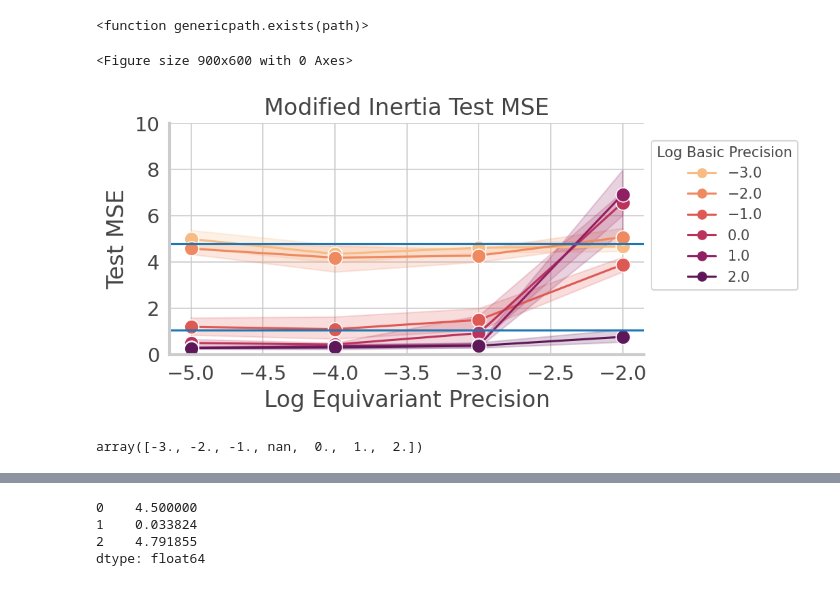
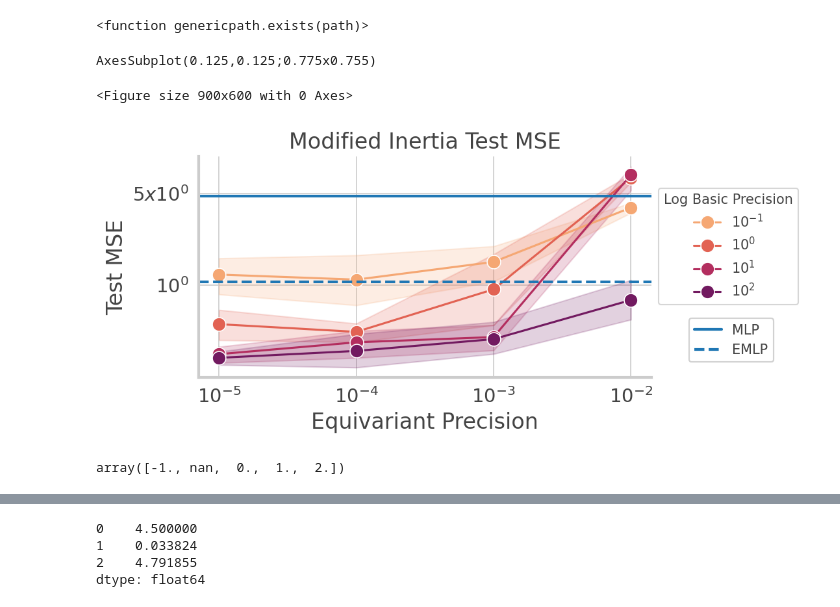
Before and after one commit to mfinzi/residual-pathway-priors, a Jupyter notebook: experiments/prior-var-ablation/modified_inertia_plotter.ipynb, the cells around one changed output, grey strips where cells are left out. Saved outputs shown, nothing was run; the diff lists cells and outputs as text; code cells hidden in the pictures.

```diff
--- a/experiments/prior-var-ablation/modified_inertia_plotter.ipynb
+++ b/experiments/prior-var-ablation/modified_inertia_plotter.ipynb
@@ -13,7 +16,7 @@ os.path.exists
 # %% [output]
 <function genericpath.exists(path)>
 # %%
-basic_wds = [1e-3,1e-2,1e-1,1.0,10.,100.]
+basic_wds = [1e-1,1.0,10.,100.]
 equiv_wds = [1e-2,1e-3,1e-4,1e-5]
 results = []
 results = pd.DataFrame()
@@ -46,51 +51,74 @@ results[results['te_loss'] > 10.] = None
 # %%
 
-ncolor = 6
+ncolor = len(results['log_basic'].unique())
+ncolor=4
+
 lightcmap = cmocean.tools.crop_by_percent(cmo.matter, ncolor, which='min', N=None)
 cpal = sns.color_palette("cmo.matter", n_colors=ncolor)#, desat=0.2)
 
 fs = 16
 sns.set_style("whitegrid")
 
 COLOR = '#444444'
 mpl.rcParams['text.color'] = COLOR
 mpl.rcParams['axes.labelcolor'] = COLOR
 mpl.rcParams['xtick.color'] = COLOR
 mpl.rcParams['ytick.color'] = COLOR
 
 plt.figure(dpi=150)
 # sns.lineplot(x='log_equiv', y='te_loss', hue='basic_hue', data=results[results['log_basic'] < -1.],
 #             palette='RdYlBu')
 
 fig, ax = plt.subplots(dpi=150, figsize=(6, 3))
-sns.lineplot(x='log_equiv', y='te_loss', data=results,
+g = sns.lineplot(x='equiv_wd', y='te_loss', data=results,
         hue='basic_hue', markers=['o' for _ in range(ncolor)],
              style='basic_hue', dashes=False, markersize=10,
-                ax=ax, palette=cpal)
-
-ax.legend(loc='lower left', title='Log Basic Precision', bbox_to_anchor=(1., 0.25))
-ax.set_xlabel("Log Equivariant Precision", fontsize=fs)
+                ax=ax, palette=cpal, legend=False)
+print(g)
+ax.legend(loc='lower left', title='Log Basic Precision', bbox_to_anchor=(1., 0.3),
+         labels=[r"$10^{-1}$", r"$10^{0}$", r"$10^{1}$", r"$10^{2}$"])
+ax.set_xlabel("Equivariant Precision", fontsize=fs)
 ax.set_ylabel("Test MSE", fontsize=fs)
 ax.set_title("Modified Inertia Test MSE", fontsize=16)
-plt.ylim(0, 10)
+# plt.ylim(0, 10)
 # ax.set_xlim(-7, -1)
 # ax.set_xticklabels([r"-$\infty$", -6, -5, -4, -3, -2, -1])
 ax.tick_params('both', labelsize=fs-2)
-ax.axhline(4.791855)
-ax.axhline(1.053696)
+ax.axhline(4.791855, linewidth=2.)
+ax.axhline(1.053696, linestyle='--', linewidth=2.)
 sns.despine()
 for axis in ['top','bottom','left','right']:
     ax.spines[axis].set_linewidth(2.)
 
+ax.set_yticks([1., 5.])
+ax.set_yticklabels([r"$1x10^{0}$", r"$5x10^{0}$"])
+
+handles = []
+labels = []
+plt.semilogx()
+plt.semilogy()
+handles.append(Line2D([0], [0], color="#1f77b4", lw=2))
+handles.append(Line2D([0], [0], color="#1f77b4", lw=2, ls="--"))
+labels.append("MLP")
+labels.append("EMLP")
+
+legend1 = fig.legend(handles, labels, bbox_to_anchor=(1.12, 0.35))
+pyplot.gca().add_artist(legend1)
+
+ax.set_yticks([1., 5.])
+ax.set_yticklabels([r"$10^{0}$", r"$5x10^{0}$"])
+
+
 plt.savefig("./figs/inertia_equiv_wd.pdf", bbox_inches='tight')
 plt.show()
 # %% [output]
-<Figure size 900x600 with 0 Axes>
+AxesSubplot(0.125,0.125;0.775x0.755)
+<Figure size 900x600 with 0 Axes>
-[figure, old version]
+[figure, new version]
 # %%
 results.log_basic.unique()
 # %% [output]
-array([-3., -2., -1., nan,  0.,  1.,  2.])
+array([-1., nan,  0.,  1.,  2.])
 # %%
 equiv_wd = 0.001
 basic_wd = 100.0
```
Also changed, not shown: parts of 4 cells of this notebook, 16 other files.
